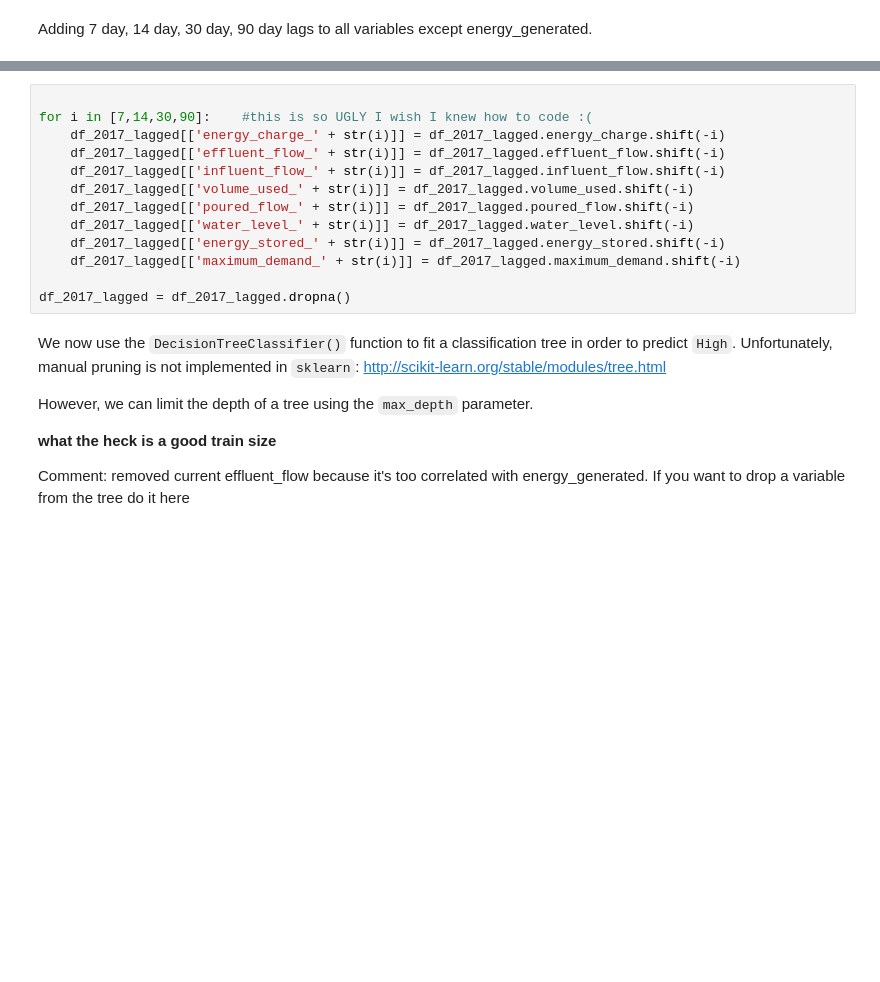
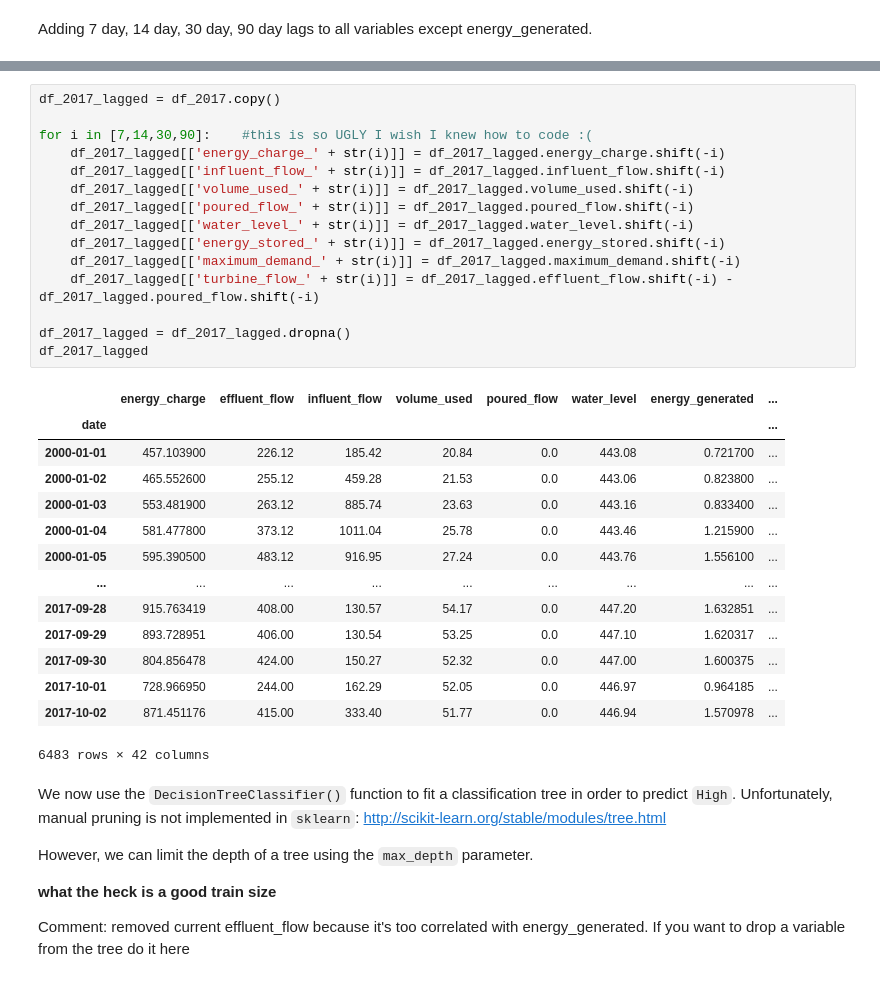
Before and after one commit to cameronthieme/IMAbootcamp2021, a Jupyter notebook: Data Exploration/Decision_tree.ipynb, the cells around one changed output, grey strips where cells are left out. Cells and saved outputs as stored; diff of their text form; blank space fills up the shorter version.

```diff
--- a/Data Exploration/Decision_tree.ipynb
+++ b/Data Exploration/Decision_tree.ipynb
@@ -62,16 +62,33 @@ SyntaxError: cannot assign to operator (<ipython-input-203-b11f787fcf21>, line 7
 # %%
+df_2017_lagged = df_2017.copy()
 
 for i in [7,14,30,90]:    #this is so UGLY I wish I knew how to code :(
     df_2017_lagged[['energy_charge_' + str(i)]] = df_2017_lagged.energy_charge.shift(-i)
-    df_2017_lagged[['effluent_flow_' + str(i)]] = df_2017_lagged.effluent_flow.shift(-i)
     df_2017_lagged[['influent_flow_' + str(i)]] = df_2017_lagged.influent_flow.shift(-i)
     df_2017_lagged[['volume_used_' + str(i)]] = df_2017_lagged.volume_used.shift(-i)
     df_2017_lagged[['poured_flow_' + str(i)]] = df_2017_lagged.poured_flow.shift(-i)
     df_2017_lagged[['water_level_' + str(i)]] = df_2017_lagged.water_level.shift(-i)
     df_2017_lagged[['energy_stored_' + str(i)]] = df_2017_lagged.energy_stored.shift(-i)
     df_2017_lagged[['maximum_demand_' + str(i)]] = df_2017_lagged.maximum_demand.shift(-i)
+    df_2017_lagged[['turbine_flow_' + str(i)]] = df_2017_lagged.effluent_flow.shift(-i) - df_2017_lagged.poured_flow.shift(-i)
 
 df_2017_lagged = df_2017_lagged.dropna()
+df_2017_lagged
+# %% [output]
+|  | energy_charge | effluent_flow | influent_flow | volume_used | poured_flow | water_level | energy_generated | ... |
+| date |  |  |  |  |  |  |  | ... |
+| 2000-01-01 | 457.103900 | 226.12 | 185.42 | 20.84 | 0.0 | 443.08 | 0.721700 | ... |
+| 2000-01-02 | 465.552600 | 255.12 | 459.28 | 21.53 | 0.0 | 443.06 | 0.823800 | ... |
+| 2000-01-03 | 553.481900 | 263.12 | 885.74 | 23.63 | 0.0 | 443.16 | 0.833400 | ... |
+| 2000-01-04 | 581.477800 | 373.12 | 1011.04 | 25.78 | 0.0 | 443.46 | 1.215900 | ... |
+| 2000-01-05 | 595.390500 | 483.12 | 916.95 | 27.24 | 0.0 | 443.76 | 1.556100 | ... |
+| ... | ... | ... | ... | ... | ... | ... | ... | ... |
+| 2017-09-28 | 915.763419 | 408.00 | 130.57 | 54.17 | 0.0 | 447.20 | 1.632851 | ... |
+| 2017-09-29 | 893.728951 | 406.00 | 130.54 | 53.25 | 0.0 | 447.10 | 1.620317 | ... |
+| 2017-09-30 | 804.856478 | 424.00 | 150.27 | 52.32 | 0.0 | 447.00 | 1.600375 | ... |
+| 2017-10-01 | 728.966950 | 244.00 | 162.29 | 52.05 | 0.0 | 446.97 | 0.964185 | ... |
+| 2017-10-02 | 871.451176 | 415.00 | 333.40 | 51.77 | 0.0 | 446.94 | 1.570978 | ... |
+6483 rows × 42 columns
 # %% [markdown]
 We now use the `DecisionTreeClassifier()` function to fit a classification tree in order to predict
 `High`. Unfortunately, manual pruning is not implemented in `sklearn`: http://scikit-learn.org/stable/modules/tree.html
```
Also changed, not shown: parts of 15 cells of this notebook, 2 other files.
